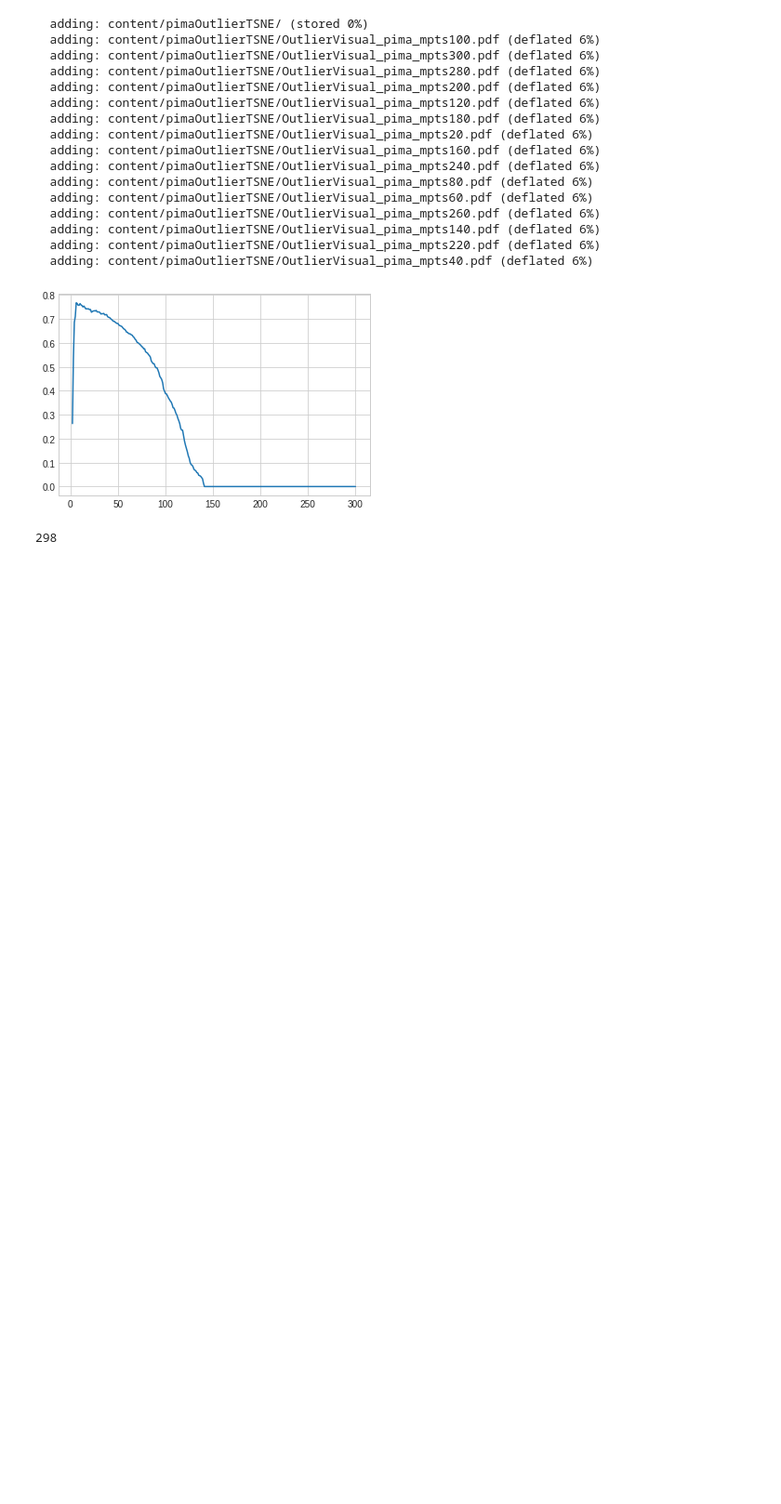
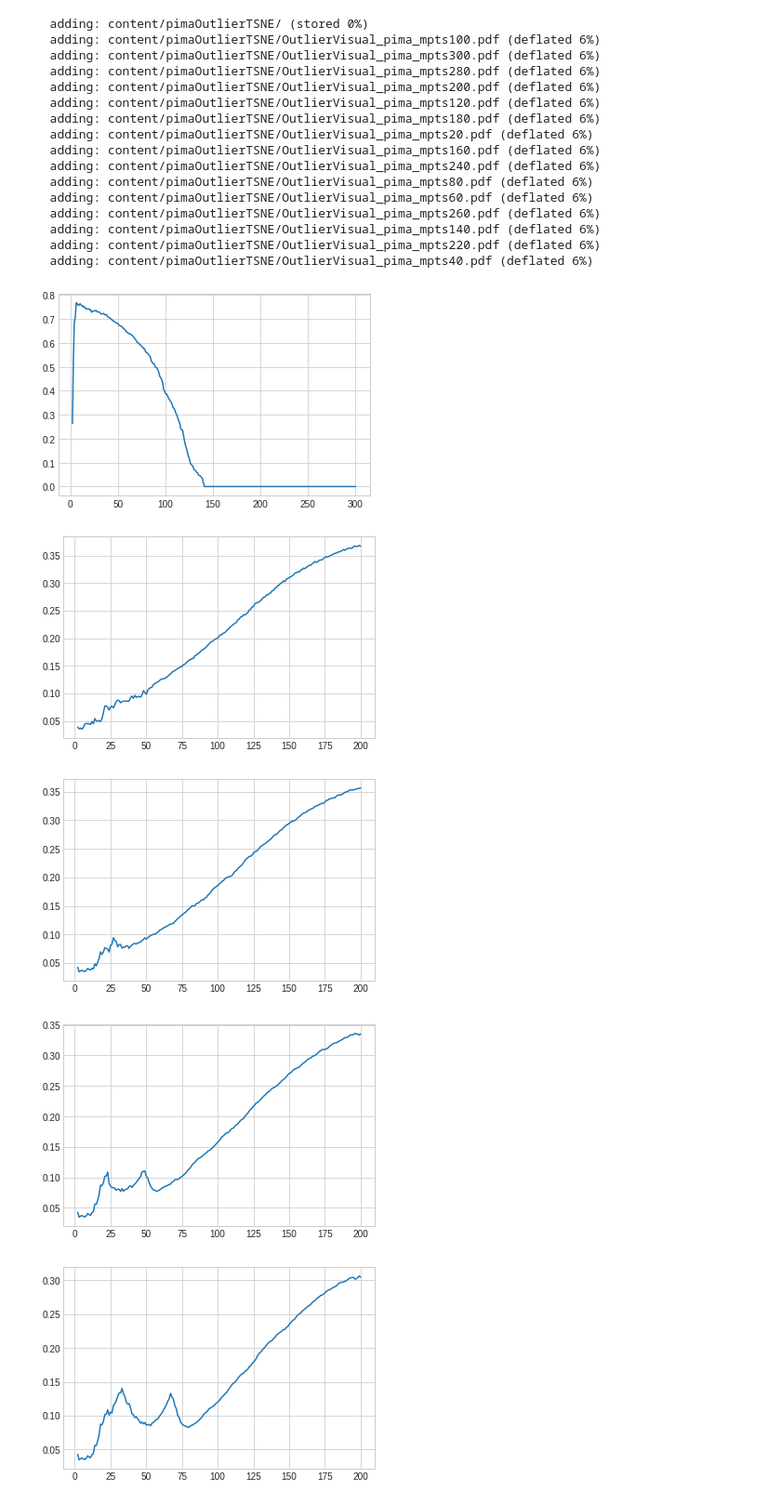
Before and after one commit to NeuralClassifier/HDBSCAN-OutlierDetect, a Jupyter notebook: HierarchicalDensityOutlier.ipynb, the cells around one changed output. Shown at 93% size. Drawn from its saved outputs; the diff is of its cells as text; code cells hidden in the pictures; blank space fills up the shorter version.

```diff
--- a/HierarchicalDensityOutlier.ipynb
+++ b/HierarchicalDensityOutlier.ipynb
@@ -36,7 +36,7 @@ from sklearn.manifold import TSNE
 #py_file_location = "/content/OutlierDetect/ODRA.ipynb"
 #sys.path.append(os.path.abspath(py_file_location))
 # %%
-class LoadData:
+class LoadRealData:
 
   def __init__(self,datasetFileName):
     if datasetFileName == 'ionosphere.csv':
@@ -124,5 +144,5 @@ Unpacking objects: 100% (47/47), done.
 # %%
-ld = LoadData('pima.csv')
+ld = LoadRealData('pima.csv')
 # %% [output]
    Pregnancies  Glucose  BloodPressure  ...  DiabetesPedigreeFunction  Age  Outcome
 0            6      148             72  ...                     0.627   50        1
@@ -186,7 +206,7 @@ plt.scatter(x=tsne[:,0],y=tsne[:,1], s=35, alpha=0.5,c='red')
 <matplotlib.collections.PathCollection at 0x...>
 [figure]
 # %%
-class OutlierScore:
+class OutlierScoreRealLife:
 
   def __init__(self,data,datasetname,dim):
     self.dim = dim
@@ -294,7 +314,3 @@ plt.savefig('/content/avgOutlierScore_hepatitis_T25.pdf')
 plt.show()
 # %% [output]
 [figure]
-# %%
-def outlierFigures()
-# %% [output]
-298
@@ -300,0 +358,29 @@ def outlierFigures()
+# %%
+def computeForOverlap_overlapMultiD():
+  i = 1
+  #o_score = OutlierScore(data,300)
+  while i <= 4:
+    path = '/content/Overlap_MultiD/'+str(i)+'/'
+    cnt = 1
+    #while cnt <= 100:
+    file_name = 'm'+str(i)+'_dim'+str(100)+'.xlsx'
+    df = pd.read_excel(path+file_name)
+    df.drop(['Unnamed: 0'],axis = 1)
+    X = np.array(df.iloc[:,:-1])
+    Y = df.iloc[:,-1]
+      #cnt+=1
+    o_score=OutlierScoreSyn(X,200)
+    x, y = o_score.findAvgOutlierScores(1)
+    plt.style.use('seaborn-whitegrid')
+    fig = plt.figure()
+    ax = plt.axes()
+    ax.plot(x,y);
+    plt.show()
+    i+=1
+# %%
+computeForOverlap_overlapMultiD()
+# %% [output]
+[figure, added]
+[figure, added]
+[figure, added]
+[figure, added]
```
Also changed, not shown: parts of 4 cells of this notebook.
